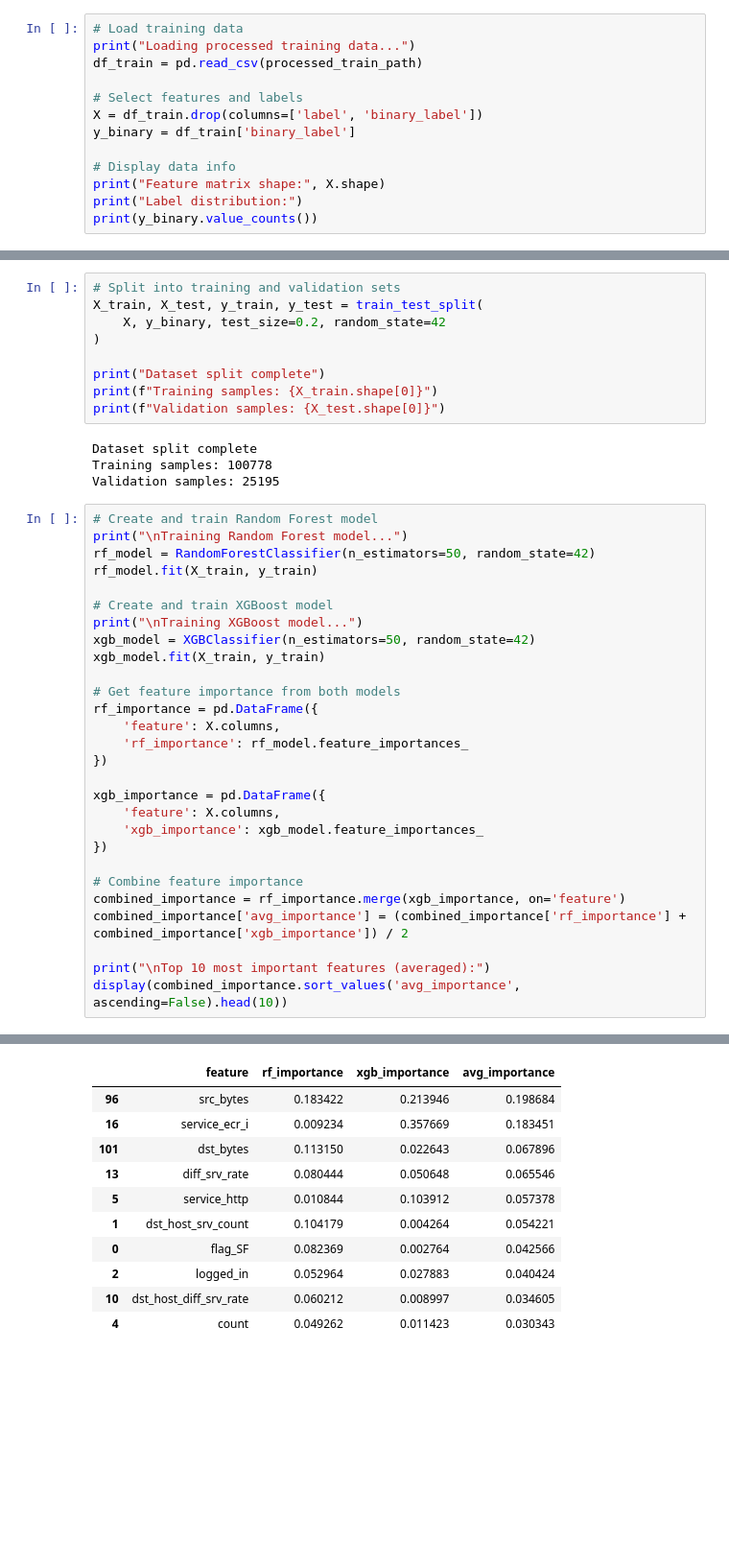
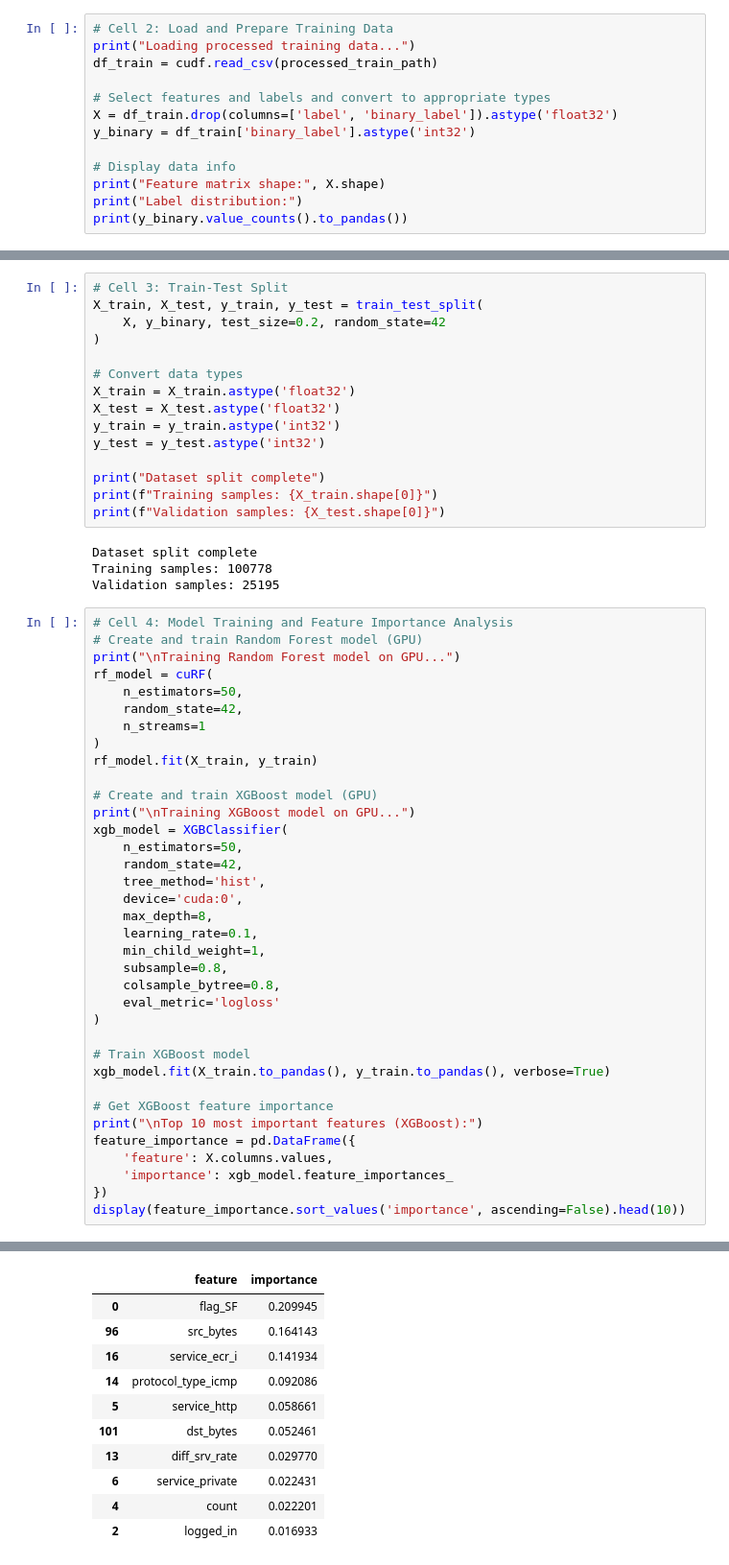
Before and after one commit to ThomasLee19/SL_NSL, a Jupyter notebook: notebooks/bin/ens/ens_bin.ipynb, the cells around one changed output, grey strips where cells are left out. Shown at 96% size. Saved outputs shown, nothing was run; the diff lists cells and outputs as text; blank space fills up the shorter version.

Commit message:
Complete implementation of supervised binary classification task on NSL-KDD dataset completed.

```diff
--- a/notebooks/bin/ens/ens_bin.ipynb
+++ b/notebooks/bin/ens/ens_bin.ipynb
@@ -10,18 +15,18 @@ from sklearn.metrics import classification_report, accuracy_score, confusion_mat
 processed_train_path = '/root/autodl-tmp/projects/SL_NSL/dataset/processed/KDDTrain_processed.csv'
 processed_test_path = '/root/autodl-tmp/projects/SL_NSL/dataset/processed/KDDTest_processed.csv'
 # %%
-# Load training data
+# Cell 2: Load and Prepare Training Data
 print("Loading processed training data...")
-df_train = pd.read_csv(processed_train_path)
+df_train = cudf.read_csv(processed_train_path)
 
-# Select features and labels
-X = df_train.drop(columns=['label', 'binary_label'])
-y_binary = df_train['binary_label']
+# Select features and labels and convert to appropriate types
+X = df_train.drop(columns=['label', 'binary_label']).astype('float32')
+y_binary = df_train['binary_label'].astype('int32')
 
 # Display data info
 print("Feature matrix shape:", X.shape)
 print("Label distribution:")
-print(y_binary.value_counts())
+print(y_binary.value_counts().to_pandas())
 # %% [output]
 Loading processed training data...
 Feature matrix shape: (125973, 108)
@@ -33,9 +37,15 @@ Name: count, dtype: int64
 # %%
-# Split into training and validation sets
+# Cell 3: Train-Test Split
 X_train, X_test, y_train, y_test = train_test_split(
     X, y_binary, test_size=0.2, random_state=42
 )
 
+# Convert data types
+X_train = X_train.astype('float32')
+X_test = X_test.astype('float32')
+y_train = y_train.astype('int32')
+y_test = y_test.astype('int32')
+
 print("Dataset split complete")
 print(f"Training samples: {X_train.shape[0]}")
 print(f"Validation samples: {X_test.shape[0]}")
@@ -44,31 +54,39 @@ Dataset split complete
 Training samples: 100778
 Validation samples: 25195
 # %%
-# Create and train Random Forest model
-print("\nTraining Random Forest model...")
-rf_model = RandomForestClassifier(n_estimators=50, random_state=42)
+# Cell 4: Model Training and Feature Importance Analysis
+# Create and train Random Forest model (GPU)
+print("\nTraining Random Forest model on GPU...")
+rf_model = cuRF(
+    n_estimators=50,
+    random_state=42,
+    n_streams=1
+)
 rf_model.fit(X_train, y_train)
 
-# Create and train XGBoost model
-print("\nTraining XGBoost model...")
-xgb_model = XGBClassifier(n_estimators=50, random_state=42)
-xgb_model.fit(X_train, y_train)
+# Create and train XGBoost model (GPU)
+print("\nTraining XGBoost model on GPU...")
+xgb_model = XGBClassifier(
+    n_estimators=50,
+    random_state=42,
+    tree_method='hist',
+    device='cuda:0',
+    max_depth=8,
+    learning_rate=0.1,
+    min_child_weight=1,
+    subsample=0.8,
+    colsample_bytree=0.8,
+    eval_metric='logloss'
+)
 
-# Get feature importance from both models
-rf_importance = pd.DataFrame({
-    'feature': X.columns,
-    'rf_importance': rf_model.feature_importances_
+# Train XGBoost model
+xgb_model.fit(X_train.to_pandas(), y_train.to_pandas(), verbose=True)
+
+# Get XGBoost feature importance
+print("\nTop 10 most important features (XGBoost):")
+feature_importance = pd.DataFrame({
+    'feature': X.columns.values,
+    'importance': xgb_model.feature_importances_
 })
-
-xgb_importance = pd.DataFrame({
-    'feature': X.columns,
-    'xgb_importance': xgb_model.feature_importances_
-})
-
-# Combine feature importance
-combined_importance = rf_importance.merge(xgb_importance, on='feature')
-combined_importance['avg_importance'] = (combined_importance['rf_importance'] + combined_importance['xgb_importance']) / 2
-
-print("\nTop 10 most important features (averaged):")
-display(combined_importance.sort_values('avg_importance', ascending=False).head(10))
+display(feature_importance.sort_values('importance', ascending=False).head(10))
 # %% [output]
@@ -80,12 +98,12 @@ Top 10 most important features (averaged):
-|  | feature | rf_importance | xgb_importance | avg_importance |
-| 96 | src_bytes | 0.183422 | 0.213946 | 0.198684 |
-| 16 | service_ecr_i | 0.009234 | 0.357669 | 0.183451 |
-| 101 | dst_bytes | 0.113150 | 0.022643 | 0.067896 |
-| 13 | diff_srv_rate | 0.080444 | 0.050648 | 0.065546 |
-| 5 | service_http | 0.010844 | 0.103912 | 0.057378 |
-| 1 | dst_host_srv_count | 0.104179 | 0.004264 | 0.054221 |
-| 0 | flag_SF | 0.082369 | 0.002764 | 0.042566 |
-| 2 | logged_in | 0.052964 | 0.027883 | 0.040424 |
-| 10 | dst_host_diff_srv_rate | 0.060212 | 0.008997 | 0.034605 |
-| 4 | count | 0.049262 | 0.011423 | 0.030343 |
+|  | feature | importance |
+| 0 | flag_SF | 0.209945 |
+| 96 | src_bytes | 0.164143 |
+| 16 | service_ecr_i | 0.141934 |
+| 14 | protocol_type_icmp | 0.092086 |
+| 5 | service_http | 0.058661 |
+| 101 | dst_bytes | 0.052461 |
+| 13 | diff_srv_rate | 0.029770 |
+| 6 | service_private | 0.022431 |
+| 4 | count | 0.022201 |
+| 2 | logged_in | 0.016933 |
 # %%
```
Also changed, not shown: parts of 5 cells of this notebook, 4 other files.
